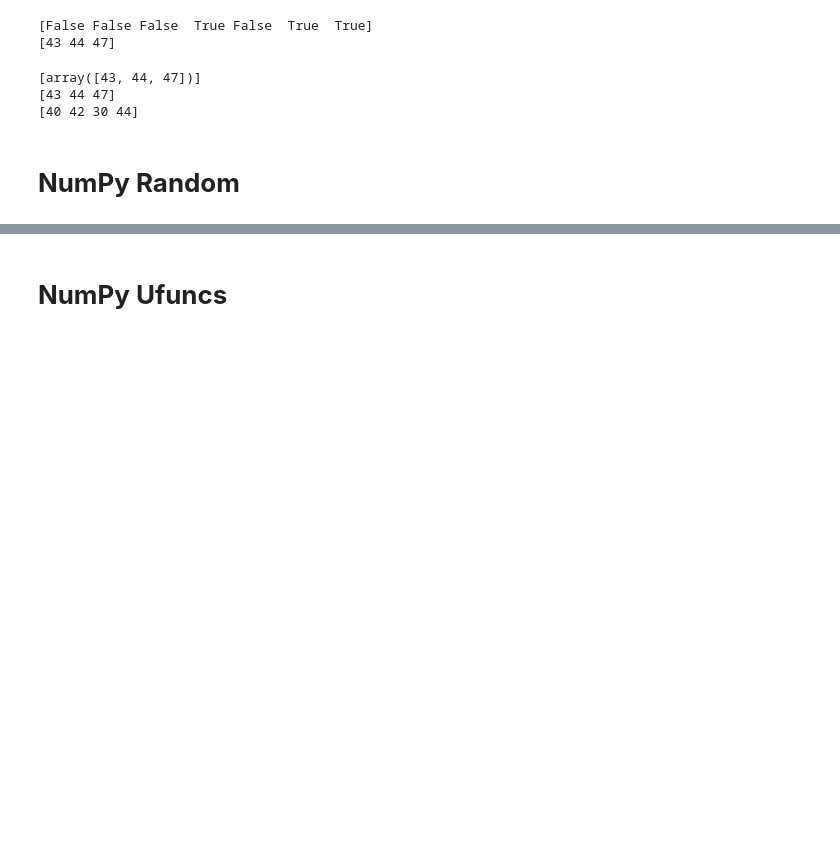
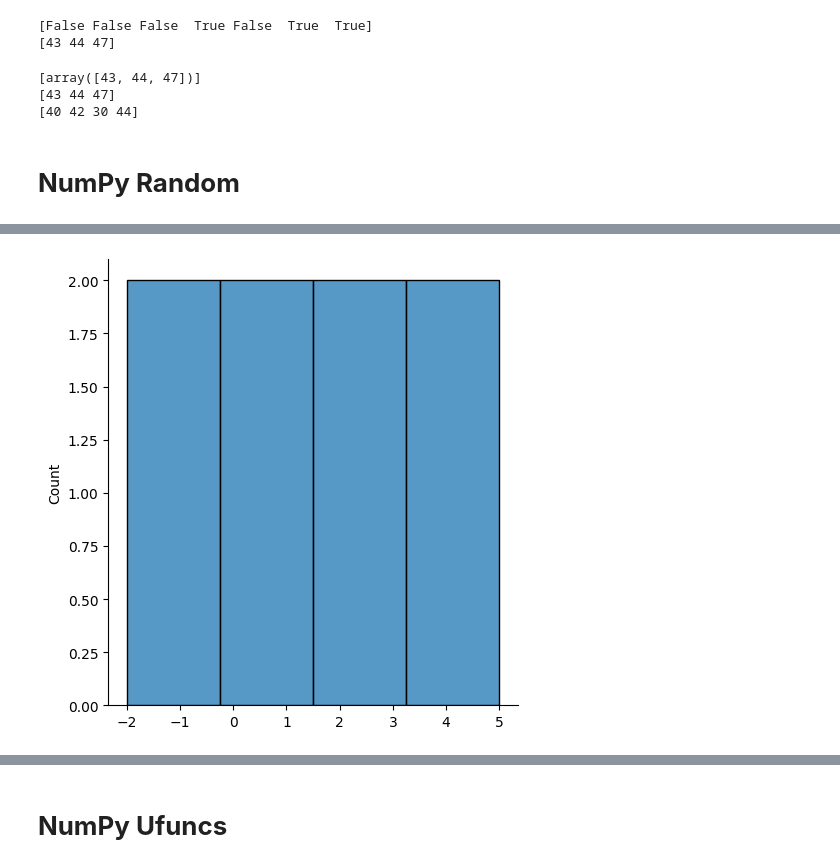
Before and after one commit to Sarvesh-Prajapati/NumPy, a Jupyter notebook: NumPy_GYM.ipynb, the cells around one changed output, grey strips where cells are left out. Saved outputs shown, nothing was run; the diff lists cells and outputs as text; code cells hidden in the pictures; blank space fills up the shorter version.

```diff
--- a/NumPy_GYM.ipynb
+++ b/NumPy_GYM.ipynb
@@ -1017,0 +947,5 @@ plt.show()
+# %%
+sns.displot(arr)
+plt.show()
+# %% [output]
+[figure, added]
```
Also changed, not shown: parts of 55 cells of this notebook.
